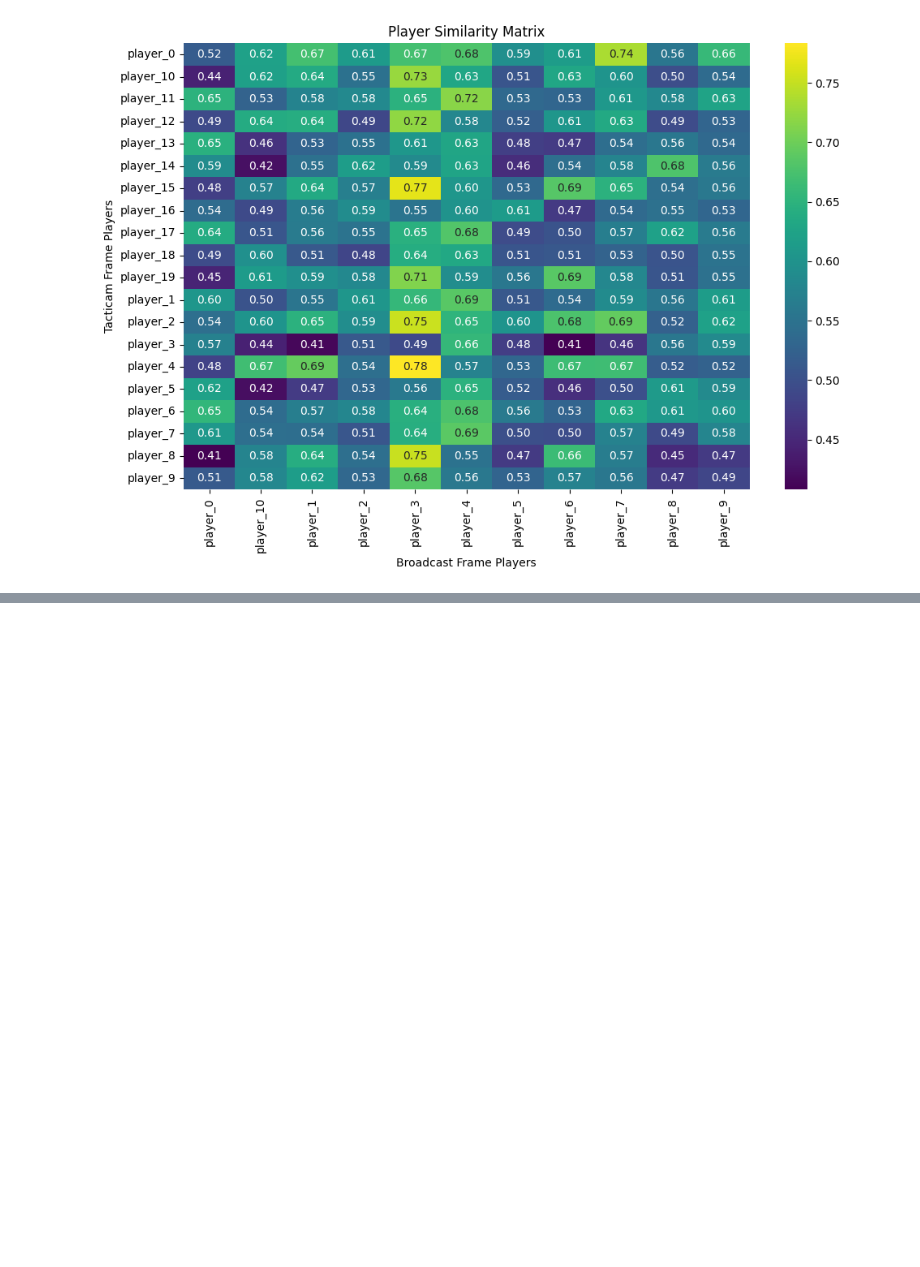
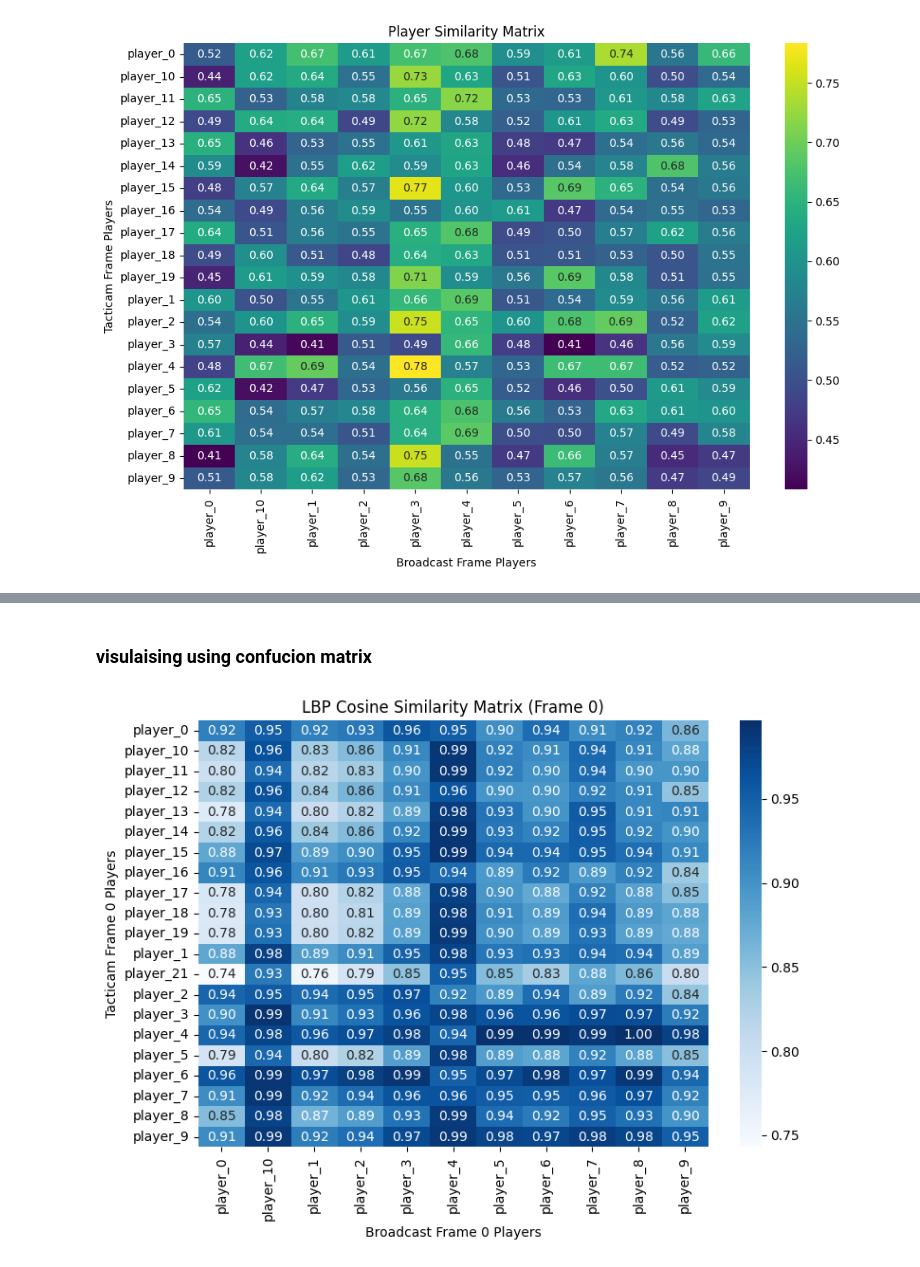
Before and after one commit to Vivek084c/Cross-Camera-Player-Mapping, a Jupyter notebook: similarity_pipline.ipynb, the cells around one changed output, grey strips where cells are left out. Cells and saved outputs as stored; diff of their text form; code cells hidden in the pictures; blank space fills up the shorter version.

```diff
--- a/similarity_pipline.ipynb
+++ b/similarity_pipline.ipynb
@@ -302,0 +533,52 @@ plt.show()
+# %% [markdown]
+### visulaising using confucion matrix
+# %%
+import os
+import numpy as np
+import matplotlib.pyplot as plt
+import seaborn as sns
+from sklearn.metrics.pairwise import cosine_similarity
+
+def load_lbp_histograms(frame_dir):
+    hists = []
+    names = []
+    for file in sorted(os.listdir(frame_dir)):
+        if file.endswith("_lbp.npy"):
+            path = os.path.join(frame_dir, file)
+            hist = np.load(path)
+            hists.append(hist)
+            names.append(file.replace("_lbp.npy", ""))
+    return hists, names
+
+def plot_lbp_confusion_matrix(frame_dir_tacticam, frame_dir_broadcast):
+    # Load LBP histograms
+    hists_tacticam, names_tacticam = load_lbp_histograms(frame_dir_tacticam)
+    hists_broadcast, names_broadcast = load_lbp_histograms(frame_dir_broadcast)
+
+    # Convert to numpy arrays for sklearn
+    X = np.stack(hists_tacticam) if hists_tacticam else np.empty((0,0))
+    Y = np.stack(hists_broadcast) if hists_broadcast else np.empty((0,0))
+
+    # Compute cosine similarity
+    if X.size > 0 and Y.size > 0:
+        sim_matrix = cosine_similarity(X, Y)
+    else:
+        sim_matrix = np.zeros((len(hists_tacticam), len(hists_broadcast)))
+
+    # Plot
+    plt.figure(figsize=(8, 6))
+    sns.heatmap(sim_matrix, annot=True, fmt=".2f", cmap="Blues",
+                xticklabels=names_broadcast, yticklabels=names_tacticam)
+    plt.xlabel("Broadcast Frame 0 Players")
+    plt.ylabel("Tacticam Frame 0 Players")
+    plt.title("LBP Cosine Similarity Matrix (Frame 0)")
+    plt.tight_layout()
+    plt.show()
+
+# Example usage:
+plot_lbp_confusion_matrix(
+    "saved_LBP_tacticam/frame_0",
+    "saved_LBP_broadcast/frame_0"
+)
+# %% [output]
+[figure, added]
```
Also changed, not shown: parts of 41 cells of this notebook, 5 other files.
